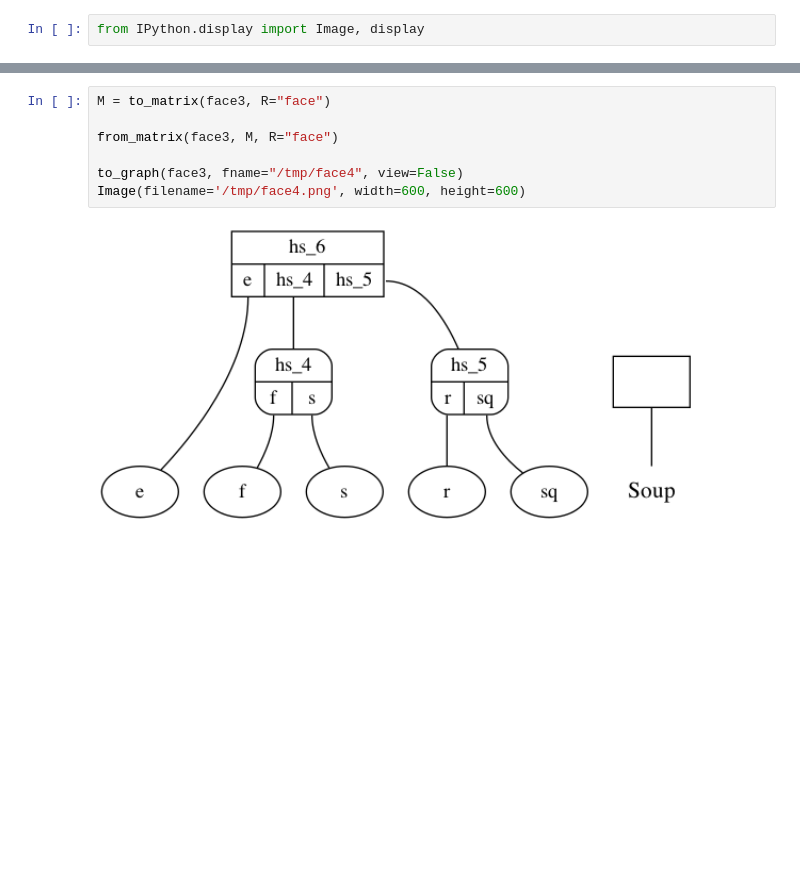
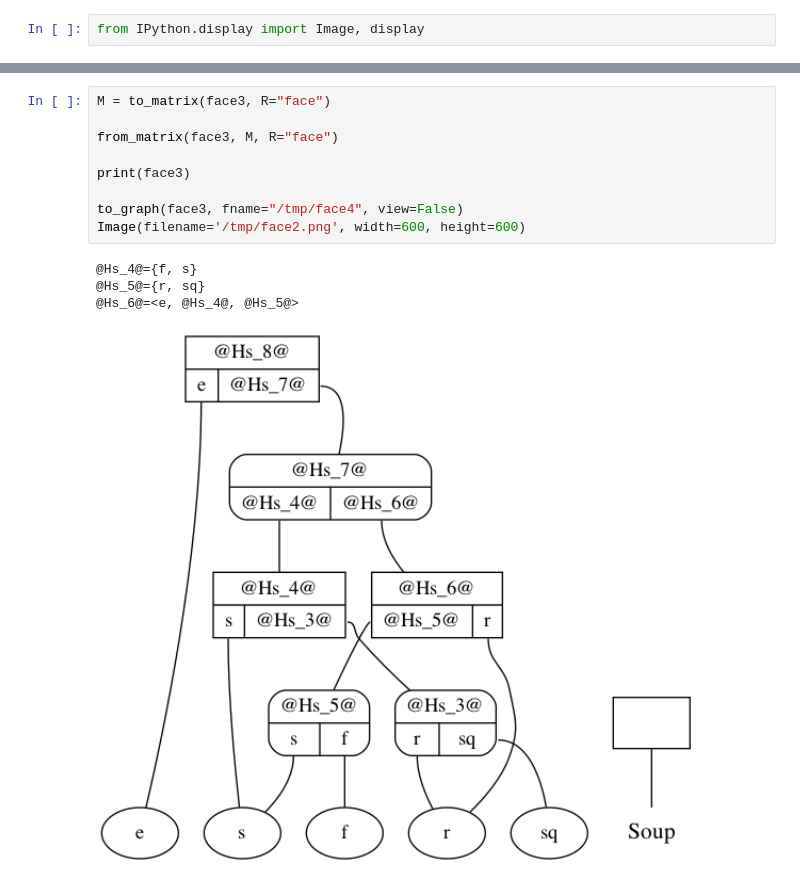
Before and after one commit to rdchar/Hora, a Jupyter notebook: examples/Faces.ipynb, the cells around one changed output, grey strips where cells are left out. Drawn from its saved outputs; the diff is of its cells as text; blank space fills up the shorter version.

```diff
--- a/examples/Faces.ipynb
+++ b/examples/Faces.ipynb
@@ -48,9 +64,14 @@ Image(filename='/tmp/face3.png', width=600, height=600)
 # %%
 M = to_matrix(face3, R="face")
 
 from_matrix(face3, M, R="face")
 
+print(face3)
+
 to_graph(face3, fname="/tmp/face4", view=False)
-Image(filename='/tmp/face4.png', width=600, height=600)
+Image(filename='/tmp/face2.png', width=600, height=600)
 # %% [output]
+@Hs_4@={f, s}
+@Hs_5@={r, sq}
+@Hs_6@=<e, @Hs_4@, @Hs_5@>
-[figure, old version]
+[figure, new version]
```
Also changed, not shown: parts of 6 cells of this notebook, 8 other files.
